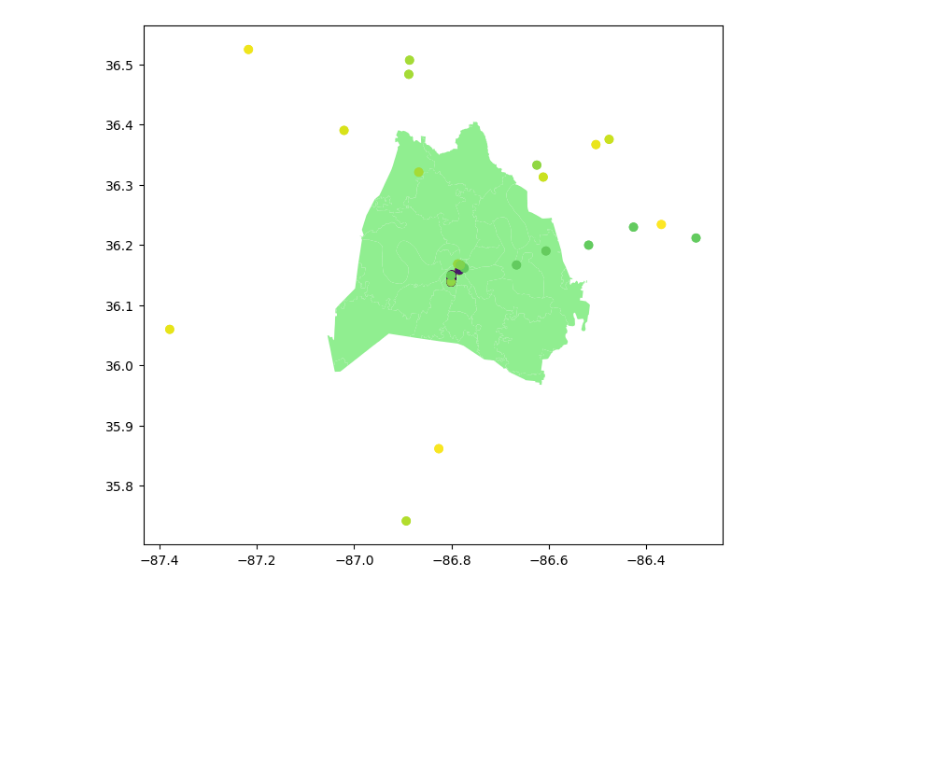
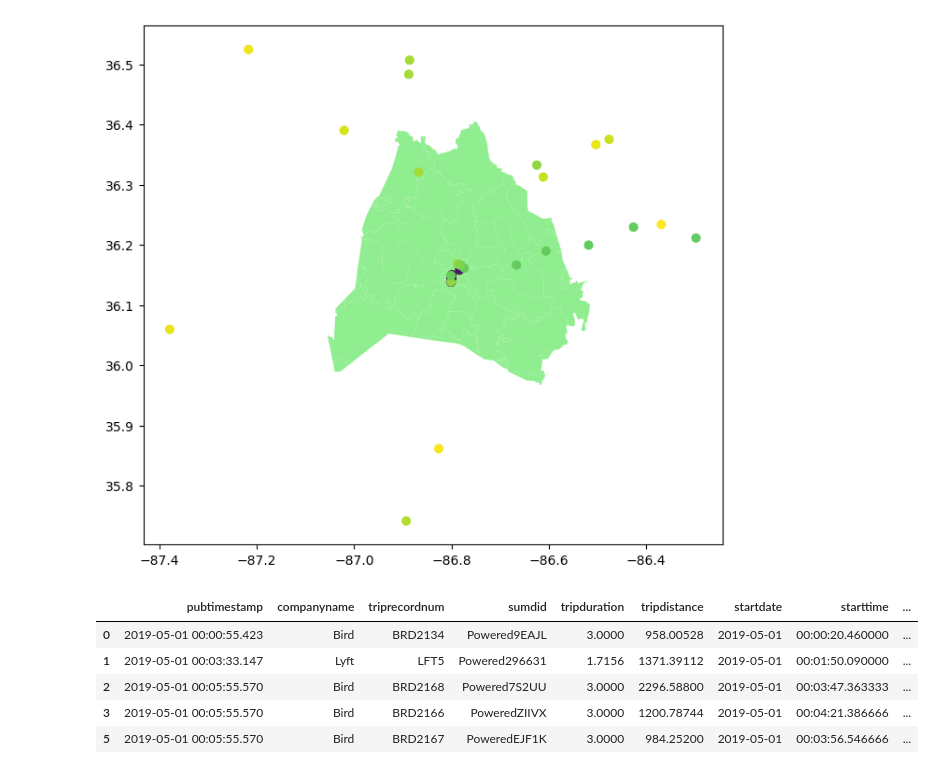
Before and after one commit to NSS-Data-Analytics-Cohort-10/scooters-group-6, a Jupyter notebook: notebooks/sqlalchemy.ipynb, the cells around one changed output. Cells and saved outputs as stored; diff of their text form; code cells hidden in the pictures; blank space fills up the shorter version.

```diff
--- a/notebooks/sqlalchemy.ipynb
+++ b/notebooks/sqlalchemy.ipynb
@@ -745,4 +739,21 @@ bus_geo.plot( ax = ax, column = 'Stop ID Number')
 plt.show('Stop ID Number')
 # %% [output]
 [figure]
+# %%
+scooters_geo = gpd.GeoDataFrame(trips,
+                             crs = zipcodes.crs,
+                             geometry=gpd.points_from_xy(scooter_start.startlongitude, scooter_start.startlatitude))
+print(scooters_geo.crs)
+print(scooters_geo.shape)
+# %%
+scooter_start_zip = gpd.sjoin(scooters_geo, zipcodes, predicate = 'within')
+# %%
+scooter_start_zip.head()
+# %% [output]
+|  | pubtimestamp | companyname | triprecordnum | sumdid | tripduration | tripdistance | startdate | starttime | ... |
+| 0 | 2019-05-01 00:00:55.423 | Bird | BRD2134 | Powered9EAJL | 3.0000 | 958.00528 | 2019-05-01 | 00:00:20.460000 | ... |
+| 1 | 2019-05-01 00:03:33.147 | Lyft | LFT5 | Powered296631 | 1.7156 | 1371.39112 | 2019-05-01 | 00:01:50.090000 | ... |
+| 2 | 2019-05-01 00:05:55.570 | Bird | BRD2168 | Powered7S2UU | 3.0000 | 2296.58800 | 2019-05-01 | 00:03:47.363333 | ... |
+| 3 | 2019-05-01 00:05:55.570 | Bird | BRD2166 | PoweredZIIVX | 3.0000 | 1200.78744 | 2019-05-01 | 00:04:21.386666 | ... |
+| 5 | 2019-05-01 00:05:55.570 | Bird | BRD2167 | PoweredEJF1K | 3.0000 | 984.25200 | 2019-05-01 | 00:03:56.546666 | ... |
 # %%
```
Also changed, not shown: parts of 21 cells of this notebook.
